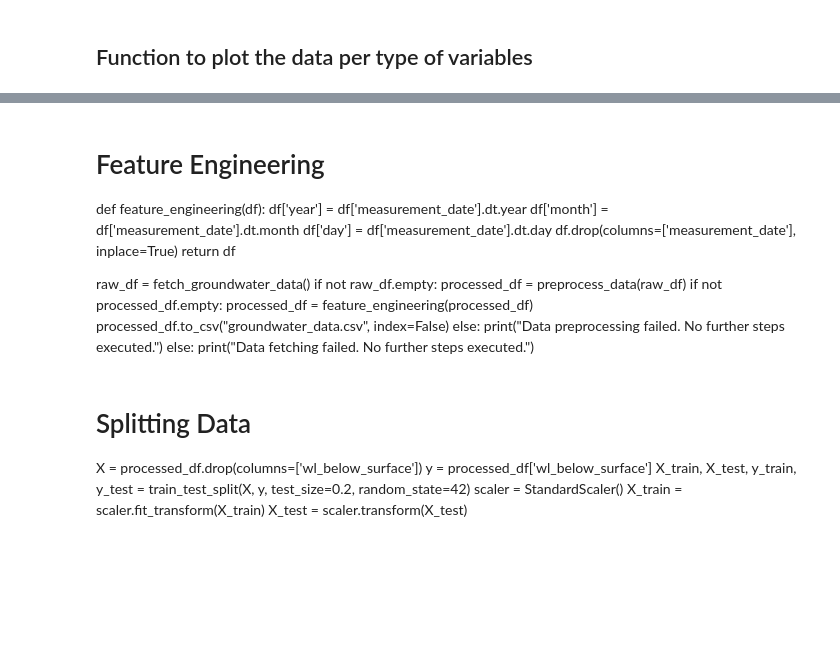
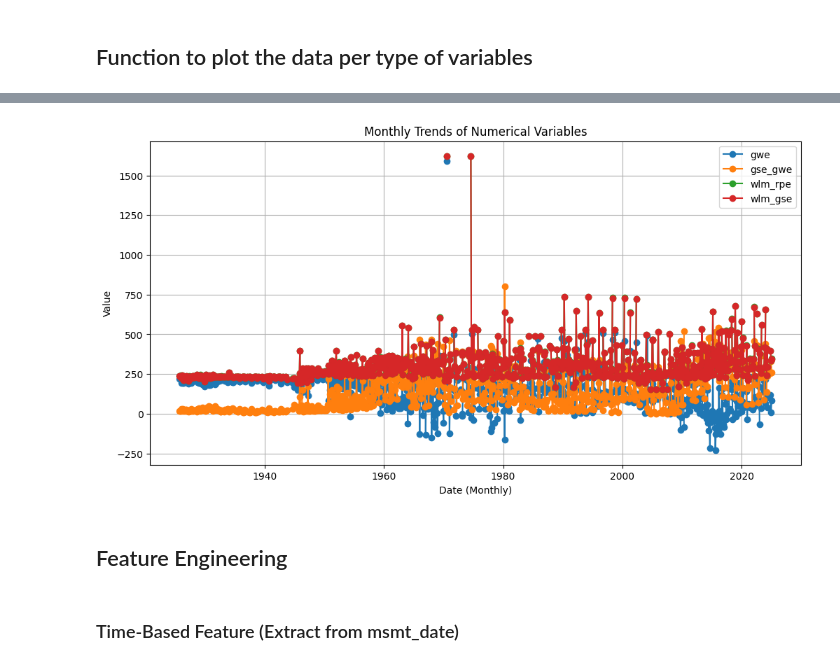
Before and after one commit to Ajay1-me/GWL_Forecasting, a Jupyter notebook: project.ipynb, the cells around one changed output, grey strips where cells are left out. Cells and saved outputs as stored; diff of their text form; code cells hidden in the pictures; blank space fills up the shorter version.

Commit message:
More work on processing missing data, feature engineering, and machine learning models

```diff
--- a/project.ipynb
+++ b/project.ipynb
@@ -256,27 +232,49 @@ def preprocess_data(df):
-# %% [markdown]
-# Feature Engineering
-def feature_engineering(df):
-    df['year'] = df['measurement_date'].dt.year
-    df['month'] = df['measurement_date'].dt.month
-    df['day'] = df['measurement_date'].dt.day
-    df.drop(columns=['measurement_date'], inplace=True)
-    return df
-
-raw_df = fetch_groundwater_data()
-if not raw_df.empty:
-    processed_df = preprocess_data(raw_df)
-    if not processed_df.empty:
-        processed_df = feature_engineering(processed_df)
-        processed_df.to_csv("groundwater_data.csv", index=False)
-    else:
-        print("Data preprocessing failed. No further steps executed.")
-else:
-    print("Data fetching failed. No further steps executed.")
-# %% [markdown]
-# Splitting Data
-X = processed_df.drop(columns=['wl_below_surface'])
-y = processed_df['wl_below_surface']
-X_train, X_test, y_train, y_test = train_test_split(X, y, test_size=0.2, random_state=42)
-scaler = StandardScaler()
-X_train = scaler.fit_transform(X_train)
-X_test = scaler.transform(X_test)
+# %%
+def plot_monthly_trends(df, variables, date_column="msmt_date"):
+    # Ensure date column is in datetime format
+    if date_column in df.columns:
+        df[date_column] = pd.to_datetime(df[date_column], errors='coerce')
+        df.set_index(date_column, inplace=True)  # Set date as index
+    else:
+        print(f"Date column '{date_column}' not found.")
+        return
+
+    # Keep only numerical columns from the provided variable list
+    numeric_vars = [var for var in variables if var in df.columns and pd.api.types.is_numeric_dtype(df[var])]
+
+    if not numeric_vars:
+        print("No numerical variables found for plotting.")
+        return
+
+    # Resample data by month and compute mean values
+    df_resampled = df[numeric_vars].resample('M').mean()
+
+    # Plot monthly trends
+    plt.figure(figsize=(12, 6))
+    for var in numeric_vars:
+        plt.plot(df_resampled.index, df_resampled[var], marker="o", label=var)
+
+    plt.xlabel("Date (Monthly)")
+    plt.ylabel("Value")
+    plt.title("Monthly Trends of Numerical Variables")
+    plt.legend()
+    plt.grid(True)
+    plt.show()
+
+# Define the variables to analyze
+variables = [
+    "wlm_mthd_desc", "wlm_acc_desc", "gwe", "gse_gwe", "msmt_date", "wlm_rpe", "wlm_gse", "wlm_qa_desc"
+]
+
+# Load your dataset
+file_path = "cleaned_dataset.csv"  # Replace with actual file path
+df = pd.read_csv(file_path)
+
+# Call the function
+plot_monthly_trends(df, variables)
+# %% [output]
+[figure, added]
+# %% [markdown]
+## Feature Engineering
+# %% [markdown]
+### Time-Based Feature (Extract from msmt_date)
```
Also changed, not shown: parts of 28 cells of this notebook, 2 other files.
